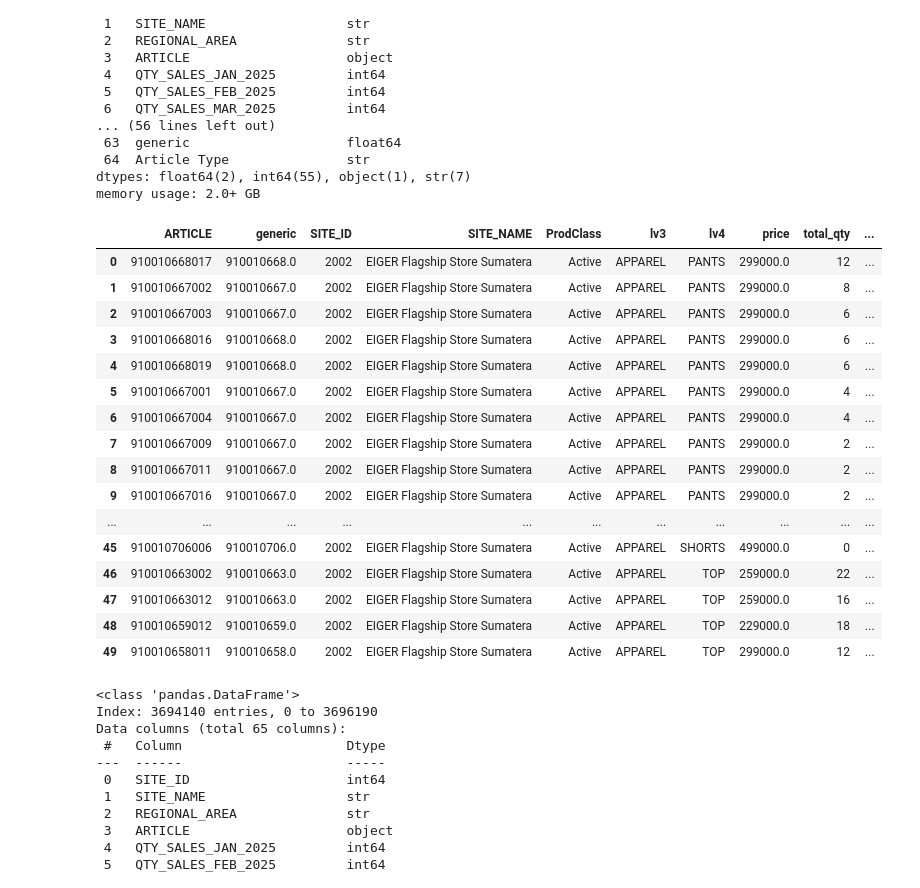
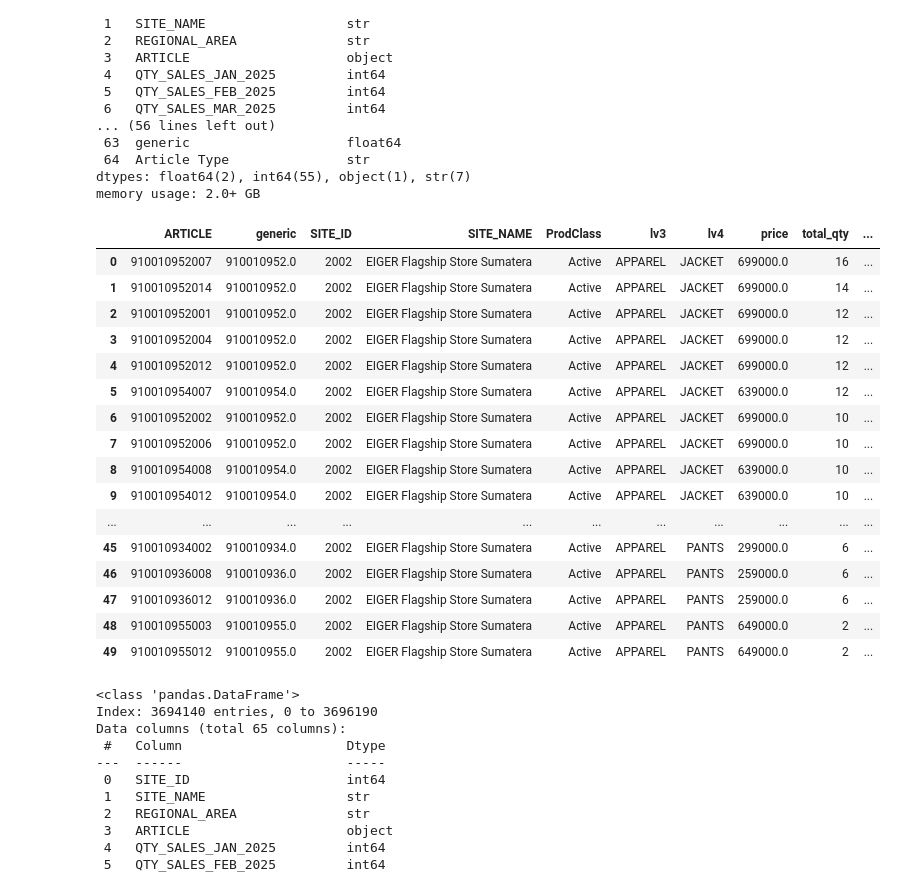
Before and after one commit to NathanJos17/ABCXYZ-Analysis, a Jupyter notebook: analysis.ipynb, the cells around one changed output. Saved outputs shown, nothing was run; the diff lists cells and outputs as text; code cells hidden in the pictures.

```diff
--- a/analysis.ipynb
+++ b/analysis.ipynb
@@ -166,10 +166,10 @@ article_summary = sales_by_article[
      'total_qty', 'avg_monthly_qty', 'total_value', 'avg_monthly_value', 'cv']
 ].copy()
 
-ranking_cols = ['SITE_ID', 'ProdClass', 'lv3', 'lv4']
+ranking_cols = ['SITE_ID']
 article_summary = article_summary.sort_values(
     ranking_cols + ['total_value'],
-    ascending=[True, True, True, True, False]
+    ascending=[True, False]
 ).reset_index(drop=True)
 
 article_summary['cum_value'] = article_summary.groupby(
@@ -182,49 +182,49 @@ article_summary['group_total_value'] = article_summary.groupby(
     observed=True,
     dropna=False
 )['total_value'].transform('sum')
 article_summary['cum_pct'] = np.where(
     article_summary['group_total_value'] != 0,
     article_summary['cum_value'] / article_summary['group_total_value'],
     0
 )
 
 article_summary['abc_class'] = np.select(
     [article_summary['cum_pct'] <= 0.80, article_summary['cum_pct'] <= 0.95],
     ['A', 'B'],
     default='C'
 )
 
 article_summary['xyz_class'] = np.select(
     [
         article_summary['total_qty'] == 0,
         article_summary['cv'] < 0.5,
         (article_summary['cv'] > 0.5) & (article_summary['cv'] < 1)
     ],
     ['N', 'X', 'Y'],
     default='Z'
 )
 
 article_summary['abc_xyz'] = article_summary['abc_class'] + article_summary['xyz_class']
 
 article_summary.head(50)
 # %% [output]
 |  | ARTICLE | generic | SITE_ID | SITE_NAME | ProdClass | lv3 | lv4 | price | total_qty | ... |
-| 0 | 910010668017 | 910010668.0 | 2002 | EIGER Flagship Store Sumatera | Active | APPAREL | PANTS | 299000.0 | 12 | ... |
-| 1 | 910010667002 | 910010667.0 | 2002 | EIGER Flagship Store Sumatera | Active | APPAREL | PANTS | 299000.0 | 8 | ... |
-| 2 | 910010667003 | 910010667.0 | 2002 | EIGER Flagship Store Sumatera | Active | APPAREL | PANTS | 299000.0 | 6 | ... |
-| 3 | 910010668016 | 910010668.0 | 2002 | EIGER Flagship Store Sumatera | Active | APPAREL | PANTS | 299000.0 | 6 | ... |
-| 4 | 910010668019 | 910010668.0 | 2002 | EIGER Flagship Store Sumatera | Active | APPAREL | PANTS | 299000.0 | 6 | ... |
-| 5 | 910010667001 | 910010667.0 | 2002 | EIGER Flagship Store Sumatera | Active | APPAREL | PANTS | 299000.0 | 4 | ... |
-| 6 | 910010667004 | 910010667.0 | 2002 | EIGER Flagship Store Sumatera | Active | APPAREL | PANTS | 299000.0 | 4 | ... |
-| 7 | 910010667009 | 910010667.0 | 2002 | EIGER Flagship Store Sumatera | Active | APPAREL | PANTS | 299000.0 | 2 | ... |
-| 8 | 910010667011 | 910010667.0 | 2002 | EIGER Flagship Store Sumatera | Active | APPAREL | PANTS | 299000.0 | 2 | ... |
-| 9 | 910010667016 | 910010667.0 | 2002 | EIGER Flagship Store Sumatera | Active | APPAREL | PANTS | 299000.0 | 2 | ... |
+| 0 | 910010952007 | 910010952.0 | 2002 | EIGER Flagship Store Sumatera | Active | APPAREL | JACKET | 699000.0 | 16 | ... |
+| 1 | 910010952014 | 910010952.0 | 2002 | EIGER Flagship Store Sumatera | Active | APPAREL | JACKET | 699000.0 | 14 | ... |
+| 2 | 910010952001 | 910010952.0 | 2002 | EIGER Flagship Store Sumatera | Active | APPAREL | JACKET | 699000.0 | 12 | ... |
+| 3 | 910010952004 | 910010952.0 | 2002 | EIGER Flagship Store Sumatera | Active | APPAREL | JACKET | 699000.0 | 12 | ... |
+| 4 | 910010952012 | 910010952.0 | 2002 | EIGER Flagship Store Sumatera | Active | APPAREL | JACKET | 699000.0 | 12 | ... |
+| 5 | 910010954007 | 910010954.0 | 2002 | EIGER Flagship Store Sumatera | Active | APPAREL | JACKET | 639000.0 | 12 | ... |
+| 6 | 910010952002 | 910010952.0 | 2002 | EIGER Flagship Store Sumatera | Active | APPAREL | JACKET | 699000.0 | 10 | ... |
+| 7 | 910010952006 | 910010952.0 | 2002 | EIGER Flagship Store Sumatera | Active | APPAREL | JACKET | 699000.0 | 10 | ... |
+| 8 | 910010954008 | 910010954.0 | 2002 | EIGER Flagship Store Sumatera | Active | APPAREL | JACKET | 639000.0 | 10 | ... |
+| 9 | 910010954012 | 910010954.0 | 2002 | EIGER Flagship Store Sumatera | Active | APPAREL | JACKET | 639000.0 | 10 | ... |
 | ... | ... | ... | ... | ... | ... | ... | ... | ... | ... | ... |
-| 45 | 910010706006 | 910010706.0 | 2002 | EIGER Flagship Store Sumatera | Active | APPAREL | SHORTS | 499000.0 | 0 | ... |
-| 46 | 910010663002 | 910010663.0 | 2002 | EIGER Flagship Store Sumatera | Active | APPAREL | TOP | 259000.0 | 22 | ... |
-| 47 | 910010663012 | 910010663.0 | 2002 | EIGER Flagship Store Sumatera | Active | APPAREL | TOP | 259000.0 | 16 | ... |
-| 48 | 910010659012 | 910010659.0 | 2002 | EIGER Flagship Store Sumatera | Active | APPAREL | TOP | 229000.0 | 18 | ... |
-| 49 | 910010658011 | 910010658.0 | 2002 | EIGER Flagship Store Sumatera | Active | APPAREL | TOP | 299000.0 | 12 | ... |
+| 45 | 910010934002 | 910010934.0 | 2002 | EIGER Flagship Store Sumatera | Active | APPAREL | PANTS | 299000.0 | 6 | ... |
+| 46 | 910010936008 | 910010936.0 | 2002 | EIGER Flagship Store Sumatera | Active | APPAREL | PANTS | 259000.0 | 6 | ... |
+| 47 | 910010936012 | 910010936.0 | 2002 | EIGER Flagship Store Sumatera | Active | APPAREL | PANTS | 259000.0 | 6 | ... |
+| 48 | 910010955003 | 910010955.0 | 2002 | EIGER Flagship Store Sumatera | Active | APPAREL | PANTS | 649000.0 | 2 | ... |
+| 49 | 910010955012 | 910010955.0 | 2002 | EIGER Flagship Store Sumatera | Active | APPAREL | PANTS | 649000.0 | 2 | ... |
 # %%
 df.info()
 # %% [output]
```
Also changed, not shown: parts of 1 cell of this notebook.
